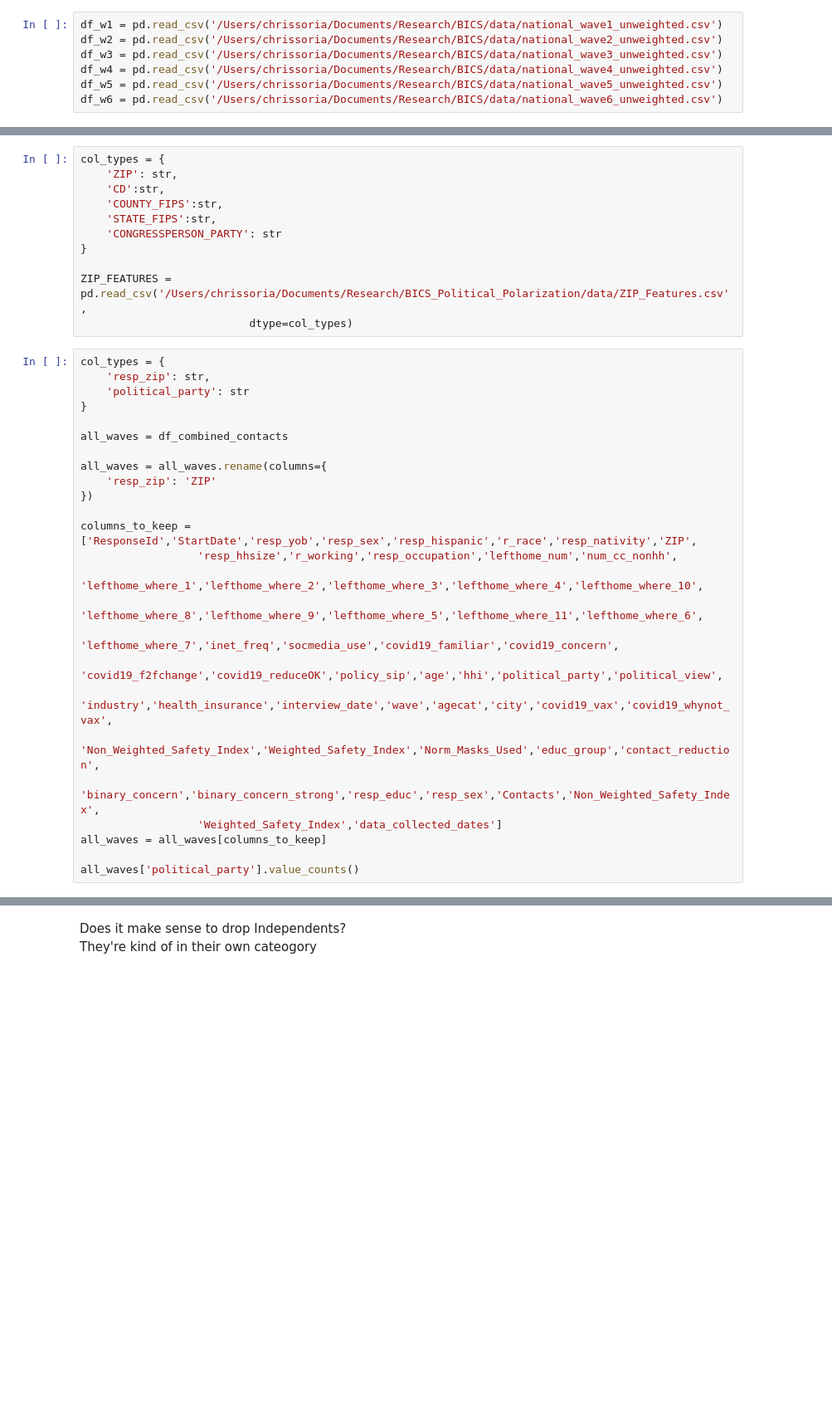
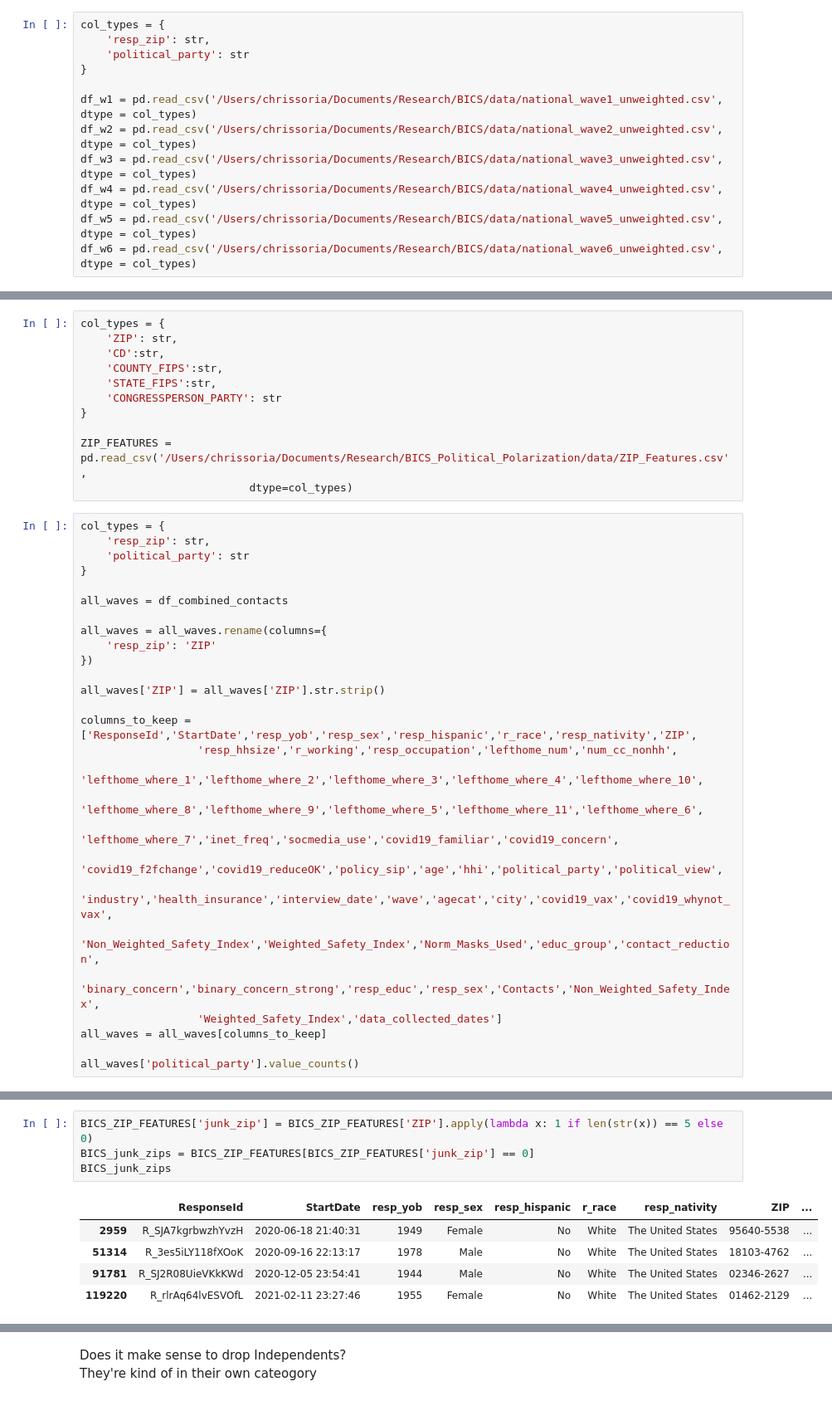
Before and after one commit to chrissoria/BICS_Political_Polarization, a Jupyter notebook: DF/Merge_to_BICS.ipynb, the cells around one changed output, grey strips where cells are left out. Shown: that part at 83% size. Saved outputs shown, nothing was run; the diff lists cells and outputs as text; blank space fills up the shorter version.

Commit message:
everything up to date

```diff
--- a/DF/Merge_to_BICS.ipynb
+++ b/DF/Merge_to_BICS.ipynb
@@ -8,12 +8,17 @@ os.chdir('/Users/chrissoria/Documents/Research/BICS_Political_Polarization/')
 For this preliminary analysis, I will only use wave 2,4,6. \
 Each wave's data was collected on 2020-06-17 - 2020-06-23, 2020-11-29 - 2020-12-16, 2021-05-12 - 2021-05-25.
 # %%
-df_w1 = pd.read_csv('/Users/chrissoria/Documents/Research/BICS/data/national_wave1_unweighted.csv')
-df_w2 = pd.read_csv('/Users/chrissoria/Documents/Research/BICS/data/national_wave2_unweighted.csv')
-df_w3 = pd.read_csv('/Users/chrissoria/Documents/Research/BICS/data/national_wave3_unweighted.csv')
-df_w4 = pd.read_csv('/Users/chrissoria/Documents/Research/BICS/data/national_wave4_unweighted.csv')
-df_w5 = pd.read_csv('/Users/chrissoria/Documents/Research/BICS/data/national_wave5_unweighted.csv')
-df_w6 = pd.read_csv('/Users/chrissoria/Documents/Research/BICS/data/national_wave6_unweighted.csv')
+col_types = {
+    'resp_zip': str,
+    'political_party': str
+}
+
+df_w1 = pd.read_csv('/Users/chrissoria/Documents/Research/BICS/data/national_wave1_unweighted.csv', dtype = col_types)
+df_w2 = pd.read_csv('/Users/chrissoria/Documents/Research/BICS/data/national_wave2_unweighted.csv', dtype = col_types)
+df_w3 = pd.read_csv('/Users/chrissoria/Documents/Research/BICS/data/national_wave3_unweighted.csv', dtype = col_types)
+df_w4 = pd.read_csv('/Users/chrissoria/Documents/Research/BICS/data/national_wave4_unweighted.csv', dtype = col_types)
+df_w5 = pd.read_csv('/Users/chrissoria/Documents/Research/BICS/data/national_wave5_unweighted.csv', dtype = col_types)
+df_w6 = pd.read_csv('/Users/chrissoria/Documents/Research/BICS/data/national_wave6_unweighted.csv', dtype = col_types)
 # %%
 if "resp_employ" in df_w2.columns:
     df_w2["resp_employ"] = df_w2["resp_employ"].astype(str)
@@ -291,6 +296,8 @@ all_waves = df_combined_contacts
 all_waves = all_waves.rename(columns={
     'resp_zip': 'ZIP'
 })
+
+all_waves['ZIP'] = all_waves['ZIP'].str.strip()
 
 columns_to_keep = ['ResponseId','StartDate','resp_yob','resp_sex','resp_hispanic','r_race','resp_nativity','ZIP',
                   'resp_hhsize','r_working','resp_occupation','lefthome_num','num_cc_nonhh',
@@ -313,0 +352,10 @@ BICS_ZIP_FEATURES
+# %%
+BICS_ZIP_FEATURES['junk_zip'] = BICS_ZIP_FEATURES['ZIP'].apply(lambda x: 1 if len(str(x)) == 5 else 0)
+BICS_junk_zips = BICS_ZIP_FEATURES[BICS_ZIP_FEATURES['junk_zip'] == 0]
+BICS_junk_zips
+# %% [output]
+|  | ResponseId | StartDate | resp_yob | resp_sex | resp_hispanic | r_race | resp_nativity | ZIP | ... |
+| 2959 | R_SJA7kgrbwzhYvzH | 2020-06-18 21:40:31 | 1949 | Female | No | White | The United States | 95640-5538 | ... |
+| 51314 | R_3es5iLY118fXOoK | 2020-09-16 22:13:17 | 1978 | Male | No | White | The United States | 18103-4762 | ... |
+| 91781 | R_SJ2R08UieVKkKWd | 2020-12-05 23:54:41 | 1944 | Male | No | White | The United States | 02346-2627 | ... |
+| 119220 | R_rlrAq64lvESVOfL | 2021-02-11 23:27:46 | 1955 | Female | No | White | The United States | 01462-2129 | ... |
```
Also changed, not shown: parts of 19 cells of this notebook, 13 other files.
